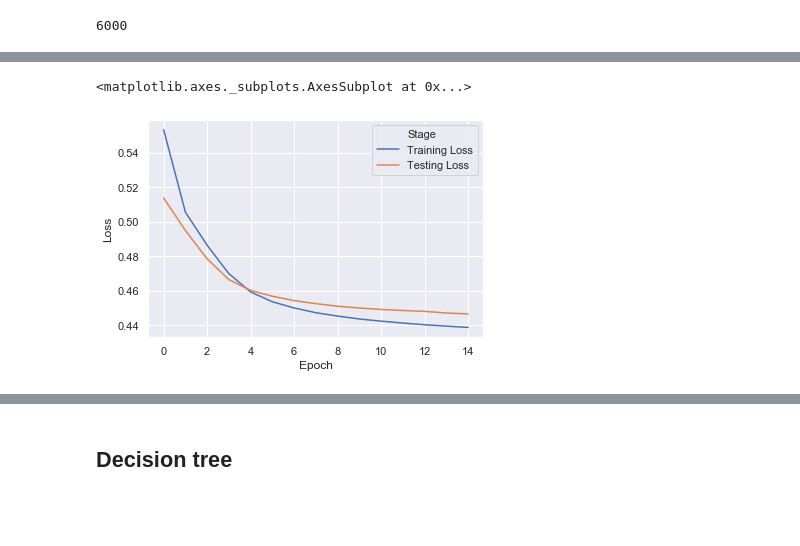
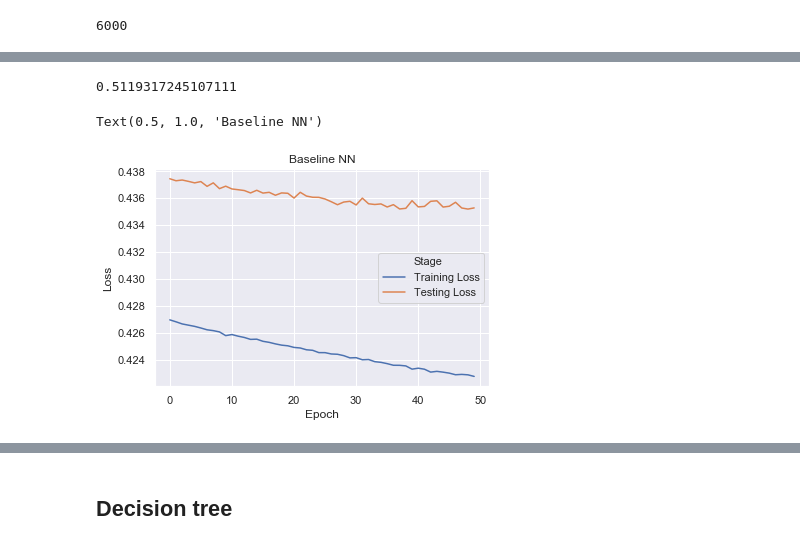
Before and after one commit to mkecera/1-supervised-learning, a Jupyter notebook: assignment1.ipynb, the cells around one changed output, grey strips where cells are left out. Saved outputs shown, nothing was run; the diff lists cells and outputs as text; code cells hidden in the pictures; blank space fills up the shorter version.

```diff
--- a/assignment1.ipynb
+++ b/assignment1.ipynb
@@ -188,0 +333,10 @@ End of citation - the preceding code was addapted from https://towardsdatascienc
+# %%
+sns.set(
+    style="darkgrid"
+    )
+
+sns.lineplot(
+    x="Epoch", y="Accuracy",
+    hue="Stage",
+    data=accData
+    ).set_title('Accuracy of NN versions')
@@ -336,6 +418,7 @@ valloader2 = torch.utils.data.DataLoader(valTorchDataset, batch_size=len(valTorc
 def nnPredictTabular(model2, valloader2, criterion):
     correct_count, all_count = 0, 0
     running_loss = 0
+    probList = []
     for rows,labels in valloader2:
 
 #         print(rows.shape)
@@ -355,6 +438,7 @@ def nnPredictTabular(model2, valloader2, criterion):
 
             ps = torch.exp(logps)
             probab = list(ps.numpy()[0])
+            probList.append(probab)
             pred_label = probab.index(max(probab))
             true_label = labels.numpy()[i]
             if(true_label == pred_label):
@@ -365,16 +449,18 @@ def nnPredictTabular(model2, valloader2, criterion):
 #     print("Model Accuracy =", (correct_count/all_count))
 #     print("Testing Loss  =", (running_loss/len(valloader2)))
 
-    return running_loss/len(valloader2), correct_count, all_count
+    return running_loss/len(valloader2), correct_count, all_count, probList
 # %%
 input_size = 30
 hidden_sizes = [25, 15]
 output_size = 2
 
-model2 = nn.Sequential(nn.Linear(input_size, hidden_sizes[0]),
-                       nn.ReLU(),
-                       nn.Linear(hidden_sizes[0], hidden_sizes[1]),
-                       nn.ReLU(),
-                       nn.Linear(hidden_sizes[1], output_size),
-                       nn.LogSoftmax(dim=1))
-print(model2)
+modelTabBaseline = nn.Sequential(
+    nn.Linear(input_size, hidden_sizes[0]),
+    nn.ReLU(),
+    nn.Linear(hidden_sizes[0], hidden_sizes[1]),
+    nn.ReLU(),
+    nn.Linear(hidden_sizes[1], output_size),
+    nn.LogSoftmax(dim=1)
+    )
+criterion = nn.NLLLoss()
@@ -444,0 +506,2 @@ lossData = pd.DataFrame.from_records(lossData, columns=["Epoch", "Loss", "Stage"
+# %%
+lossDataBaseline, accDataBaseline = trainTabNN(modelTabBaseline)
@@ -444,0 +530,4 @@ lossData = pd.DataFrame.from_records(lossData, columns=["Epoch", "Loss", "Stage"
+# %%
+roc_auc_score(y_test, proba)
+# %% [output]
+0.5119317245107111
@@ -445,10 +538,13 @@ lossData = pd.DataFrame.from_records(lossData, columns=["Epoch", "Loss", "Stage"
 # %%
-# vizualize train and test error across iterations
-sns.set(style="darkgrid")
+sns.set(
+    style="darkgrid"
+    )
 
-sns.lineplot(x="Epoch", y="Loss",
-             hue="Stage",
-             data=lossData)
+sns.lineplot(
+    x="Epoch", y="Loss",
+    hue="Stage",
+    data=lossDataBaseline
+    ).set_title('Baseline NN')
 # %% [output]
-<matplotlib.axes._subplots.AxesSubplot at 0x...>
+Text(0.5, 1.0, 'Baseline NN')
-[figure, old version]
+[figure, new version]
```
Also changed, not shown: parts of 71 cells of this notebook, 1 other file.
